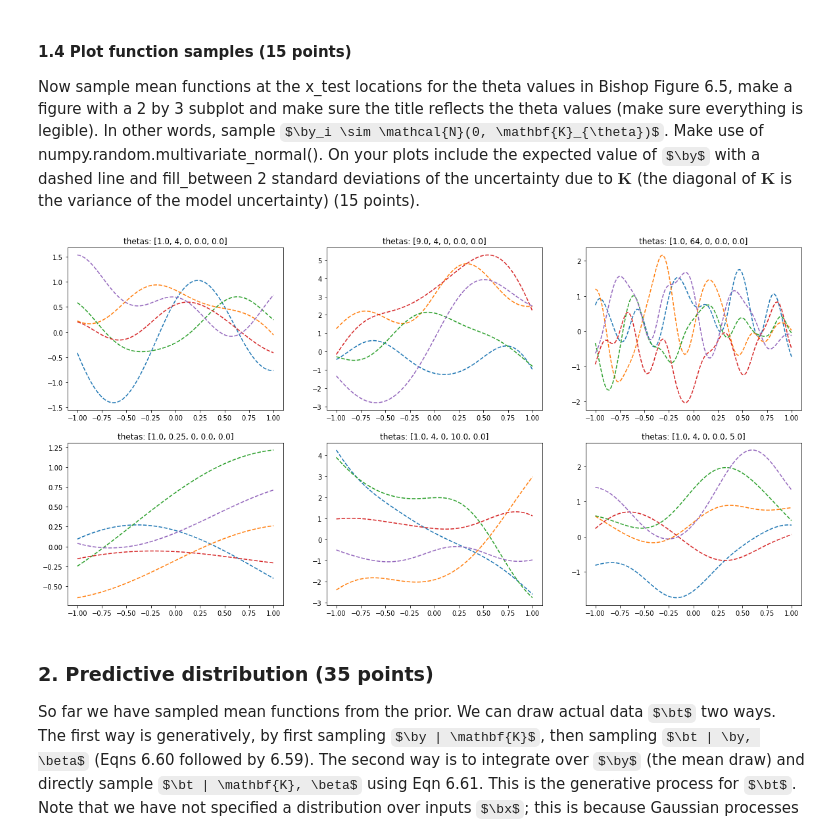
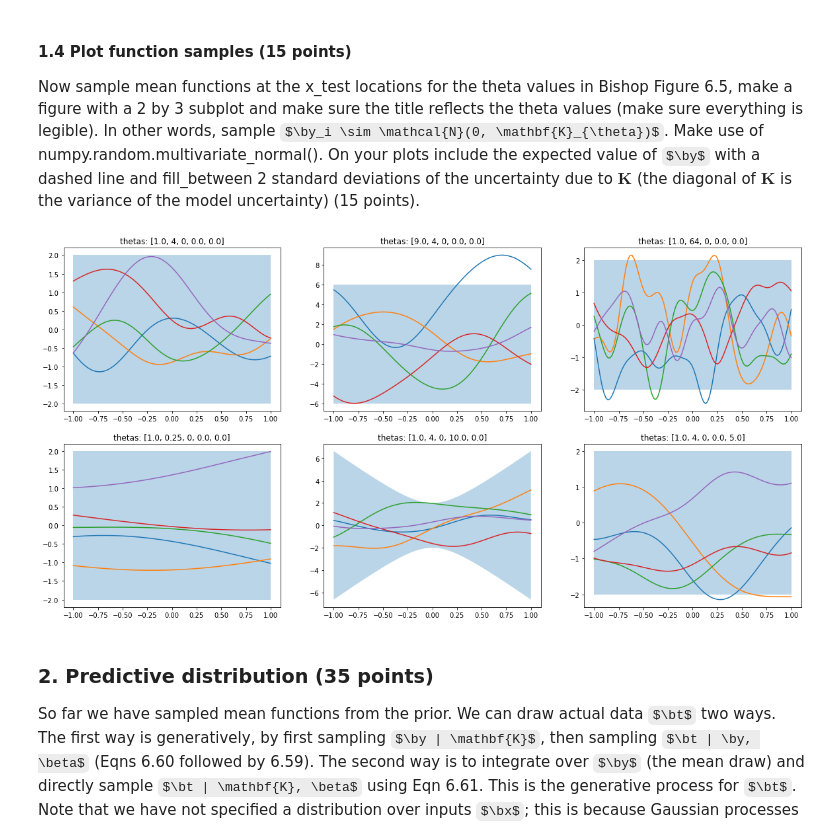
Before and after one commit to filipkny/MachineLearning1_UvA, a Jupyter notebook: lab3.ipynb, the cells around one changed output. Saved outputs shown, nothing was run; the diff lists cells and outputs as text; code cells hidden in the pictures; some formulas as TeX source.

```diff
--- a/lab3.ipynb
+++ b/lab3.ipynb
@@ -187,39 +187,36 @@ Now sample mean functions at the x_test locations for the theta values in Bishop
 # %%
 
 # YOUR CODE HERE
 
 plt.rcParams["figure.figsize"] = [20,10]
 rows = 2
 columns = 3
 thetas = [[
     [1.0,4,0, 0.0, 0.0],
     [9.0,4,0, 0.0, 0.0],
     [1.0,64,0, 0.0, 0.0],
     ],
     [[1.0,0.25,0, 0.0, 0.0],
     [1.0,4,0, 10.0, 0.0],
     [1.0,4,0, 0.0, 5.0],
     ]
 ]
 # Four axes, returned as a 2-d array
 f, axarr = plt.subplots(2, 3)
 for i in range(rows):
     for j in range(columns):
         K = computeK(x_test,x_test,thetas[i][j])
+        y_mean = np.zeros(len(K))
         for k in range(5):
             y = numpy.random.multivariate_normal(np.zeros((len(K),)),K)
-            axarr[i,j].plot(x_test,y,linestyle='--')
+            axarr[i,j].plot(x_test,y)
             axarr[i,j].set_title("thetas: {}".format(thetas[i][j]))
-        two_sigma = 2*np.sqrt(np.diagonal(K))
-        upper = np.array(y + two_sigma)
-        lower = np.array(y - two_sigma)
-#         plt.fill_between(x_test, lower, upper, alpha = 0.3, interpolate = True, label=" 2-sigma variance ")
-
-    #         plt.set_title("Thetas: {}".format(thetas[i][j]))
-#         plt.legend()
-#         plt.show()
+            two_sigma = 2*np.sqrt(K.diagonal())
+        upper = np.array(y_mean+ two_sigma)
+        lower = np.array(y_mean- two_sigma)
+        axarr[i,j].fill_between(x_test, lower, upper, alpha = 0.3, interpolate = True, label=" 2-sigma variance ")
 # %% [output]
-[figure, old version]
+[figure, new version]
 # %% [markdown]
 ### 2. Predictive distribution (35 points)
 So far we have sampled mean functions from the prior.  We can draw actual data $\bt$ two ways.  The first way is generatively, by first sampling $\by | \mathbf{K}$, then sampling $\bt | \by, \beta$ (Eqns 6.60 followed by 6.59).  The second way is to integrate over $\by$ (the mean draw) and directly sample $\bt | \mathbf{K}, \beta$ using Eqn 6.61.    This is the generative process for $\bt$.  Note that we have not specified a distribution over inputs $\bx$;  this is because Gaussian processes are conditional models.  Because of this we are free to generate locations $\bx$ when playing around with the GP; obviously a dataset will give us input-output pairs.
```
Also changed, not shown: parts of 4 cells of this notebook.
